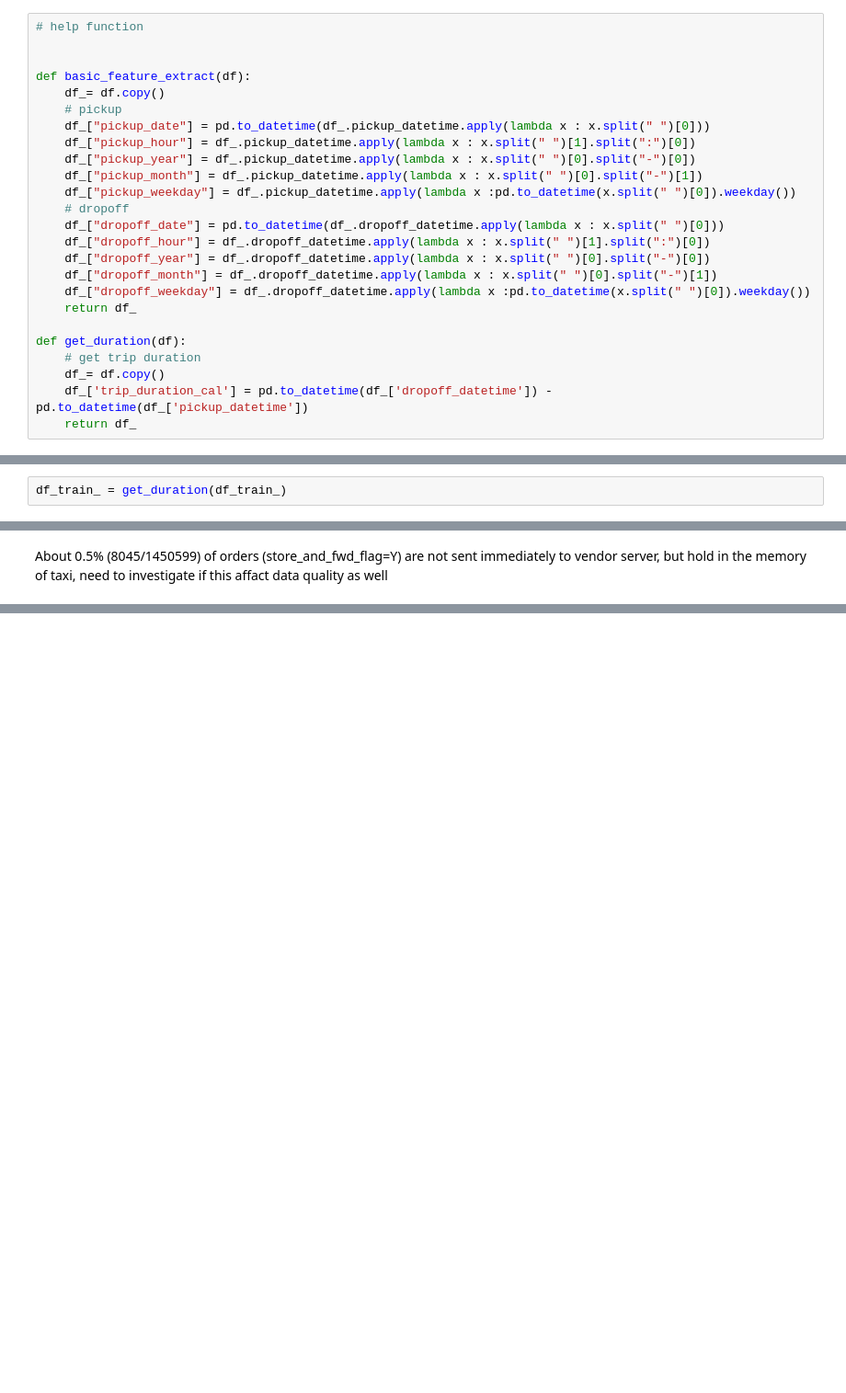
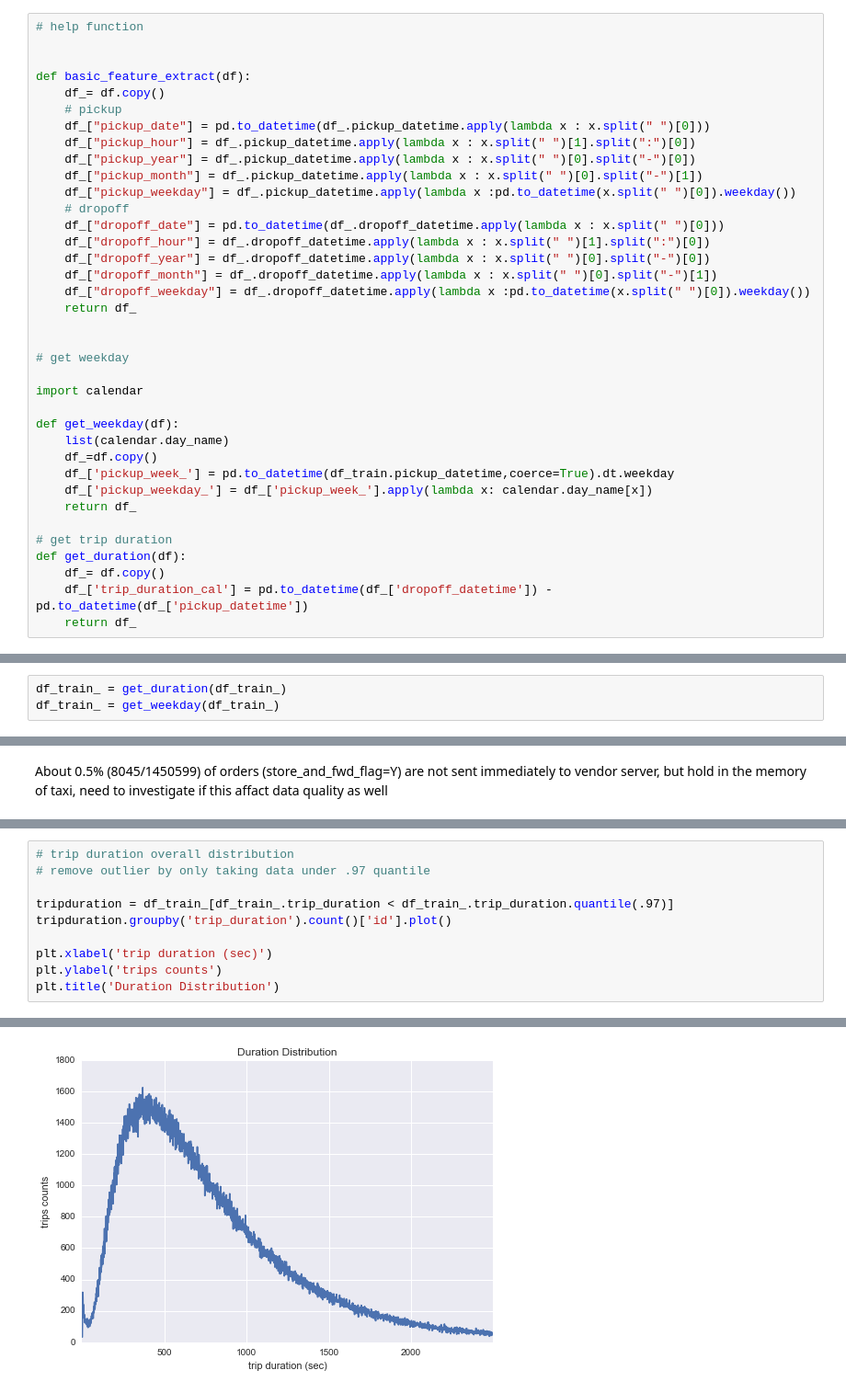
Before and after one commit to yennanliu/NYC_Taxi_Trip_Duration, a Jupyter notebook: notebook/NYC_Taxi_EDA_V1_Yen.ipynb, the cells around one changed output, grey strips where cells are left out. Shown at 92% size. Cells and saved outputs as stored; diff of their text form; blank space fills up the shorter version.

```diff
--- a/notebook/NYC_Taxi_EDA_V1_Yen.ipynb
+++ b/notebook/NYC_Taxi_EDA_V1_Yen.ipynb
@@ -71,8 +71,20 @@ def basic_feature_extract(df):
     df_["dropoff_weekday"] = df_.dropoff_datetime.apply(lambda x :pd.to_datetime(x.split(" ")[0]).weekday())
     return df_
 
+
+# get weekday
+
+import calendar
+
+def get_weekday(df):
+    list(calendar.day_name)
+    df_=df.copy()
+    df_['pickup_week_'] = pd.to_datetime(df_train.pickup_datetime,coerce=True).dt.weekday
+    df_['pickup_weekday_'] = df_['pickup_week_'].apply(lambda x: calendar.day_name[x])
+    return df_
+
+# get trip duration
 def get_duration(df):
-    # get trip duration
     df_= df.copy()
     df_['trip_duration_cal'] = pd.to_datetime(df_['dropoff_datetime']) - pd.to_datetime(df_['pickup_datetime'])
     return df_
@@ -81,4 +95,5 @@ def get_duration(df):
 df_train_ = basic_feature_extract(df_train)
 # %%
 df_train_ = get_duration(df_train_)
+df_train_ = get_weekday(df_train_)
 # %%
@@ -258,0 +267,11 @@ df_train
+# %%
+# trip duration overall distribution
+# remove outlier by only taking data under .97 quantile
+
+tripduration = df_train_[df_train_.trip_duration < df_train_.trip_duration.quantile(.97)]
+tripduration.groupby('trip_duration').count()['id'].plot()
+
+plt.xlabel('trip duration (sec)')
+plt.ylabel('trips counts')
+plt.title('Duration Distribution')
+# %% [output]
@@ -258,0 +279 @@ df_train
+[figure, added]
```
Also changed, not shown: parts of 15 cells of this notebook.
